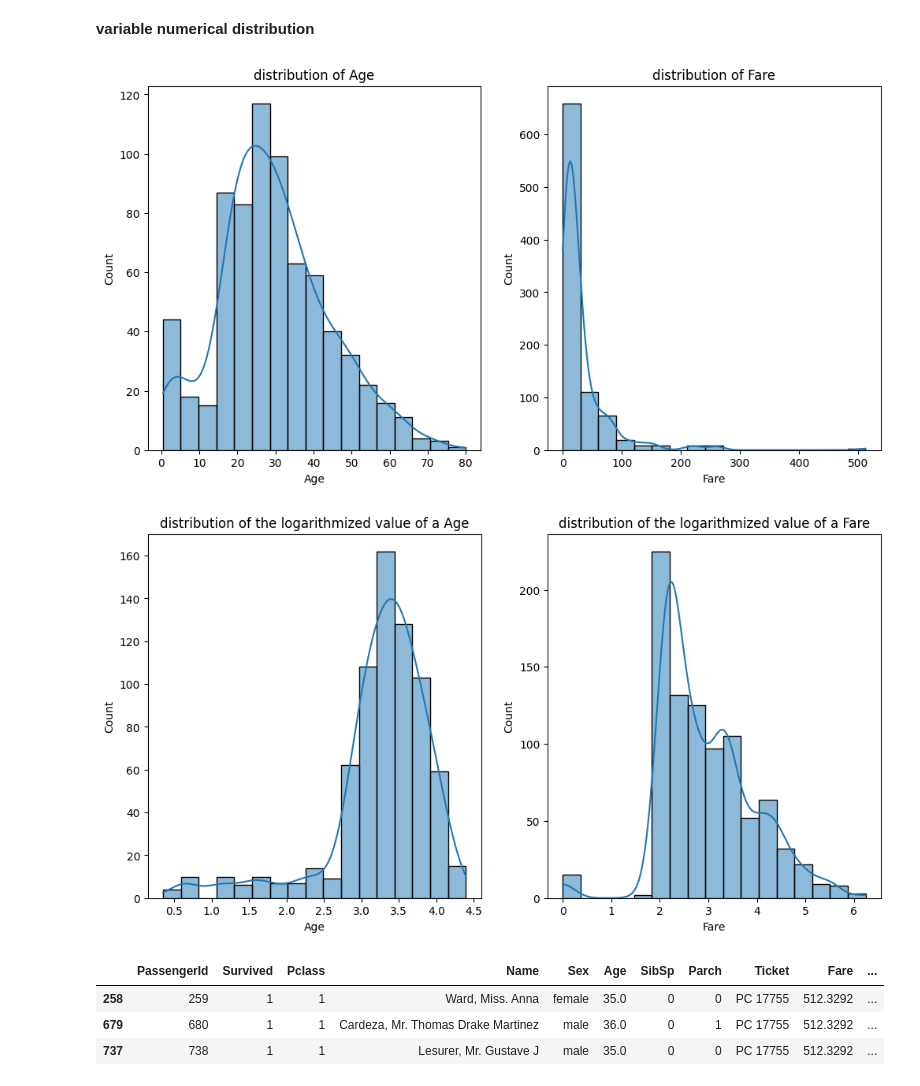
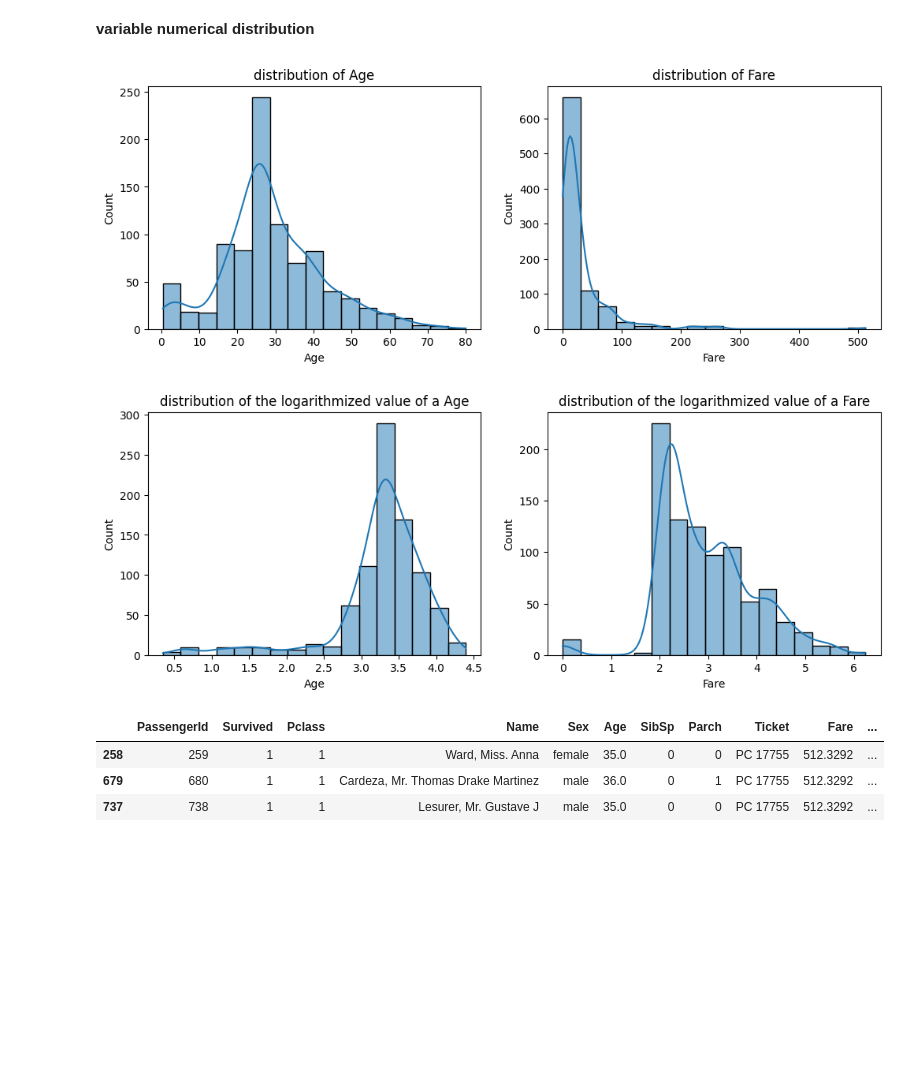
Before and after one commit to Moraw1993/Programowanie-SI, a Jupyter notebook: 5. Sklearn/titanic.ipynb, the cells around one changed output. Saved outputs shown, nothing was run; the diff lists cells and outputs as text; code cells hidden in the pictures; blank space fills up the shorter version.

```diff
--- a/5. Sklearn/titanic.ipynb
+++ b/5. Sklearn/titanic.ipynb
@@ -570,3 +590,35 @@ plt.show()
+# %%
+#indexes_of_nan_age = list(df['Age'][df['Age'].isnull()].index) ## return a list of indexes of null values.
+
+#Let's loop through the indexes.
+# If the index is part of a group (Pclass, SibSp, Parch),
+# then calculate the median for this group; otherwise, calculate the median for the whole dataset.
+
+
+# for index in indexes_of_nan_age:
+#     age_grouped_median = df['Age'][(
+#         (df['SibSp'] == df.iloc[i]['SibSp']) &
+#         (df['Pclass'] == df.iloc[i]['Pclass']) &
+#         (df['Parch'] == df.iloc[i]['Parch'])
+#     )].median()
+#     age_median = df['Age'].median()
+#     if not np.isnan(age_grouped_median):
+#         df['Age'].iloc[i] = age_grouped_median
+#     else:
+#         df['Age'].iloc[i] = age_median
+
+
+############################# Above fuction is replaced by vector-based fuction #################
+
+#def fill_missing_age(df):
+group_median = df.groupby(['Pclass', 'SibSp', 'Parch'])['Age'].transform('median')
+
+## fill missing values using median for specifc group
+df['Age'] = df['Age'].fillna(group_median)
+
+## If missing values exist then fill by median calculate from whole set
+
+df['Age'] = df['Age'].fillna(df['Age'].median())
 # %% [markdown]
 ---
 # %% [markdown]
@@ -594,37 +646,37 @@ numeric_feature = ['Age', 'Fare']
 n = len(df['Fare'].dropna())
 # Reguła Freedmana-Diaconisa
 q75, q25 = np.percentile(df['Fare'].dropna(), [75 ,25])
 iqr = q75 - q25
 fd_bins = int(np.ceil((2 * iqr) / (n ** (1 / 3))))
 
 # Reguła Doane'a
 g1 = skew(df['Fare'].dropna())
 sigma_g1 = np.sqrt(6 * (n - 2) / ((n + 1) * (n + 3)))
 doane_bins = int(np.ceil(1 + np.log2(n) + np.log2(1 + abs(g1) / sigma_g1)))
 
 
-fig, axes = plt.subplots(nrows=1, ncols=2, figsize=(12,6))
+fig, axes = plt.subplots(nrows=1, ncols=2, figsize=(12,4))
 axes = axes.flatten()
 for i, ax in enumerate(axes.flatten()):
     ax.set_title(f'distribution of {numeric_feature[i]}')
     sns.histplot(data=df, x=numeric_feature[i],
                 ax=axes[i],
                 kde=True,
                 bins=doane_bins
             )
 
-fig, axes = plt.subplots(nrows=1, ncols=2, figsize=(12,6))
+fig, axes = plt.subplots(nrows=1, ncols=2, figsize=(12,4))
 axes = axes.flatten()
 for i, ax in enumerate(axes.flatten()):
     ax.set_title(f'distribution of the logarithmized value of a {numeric_feature[i]}')
     sns.histplot(data=np.log1p(df[numeric_feature[i]]),
                 ax=axes[i],
                 kde=True,
                 bins=doane_bins
             )
 # %% [output]
-[figure, old version]
+[figure, new version]
-[figure, old version]
+[figure, new version]
 # %%
 # Zidentyfikowanie wartości odstających (np. powyżej 99 percentyla)
 outliers = df[df['Fare'] > df['Fare'].quantile(0.995)]
```
Also changed, not shown: parts of 18 cells of this notebook.
